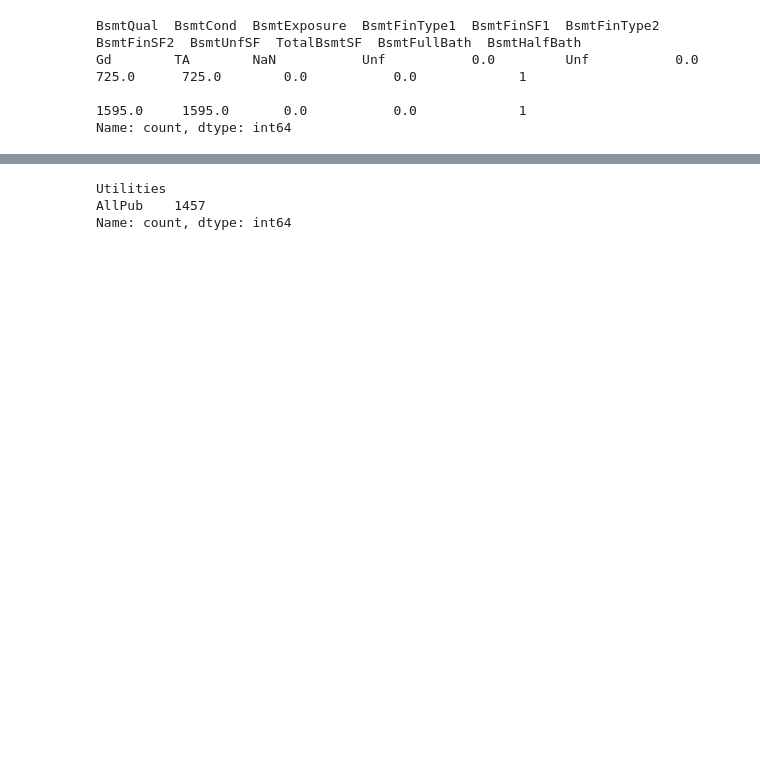
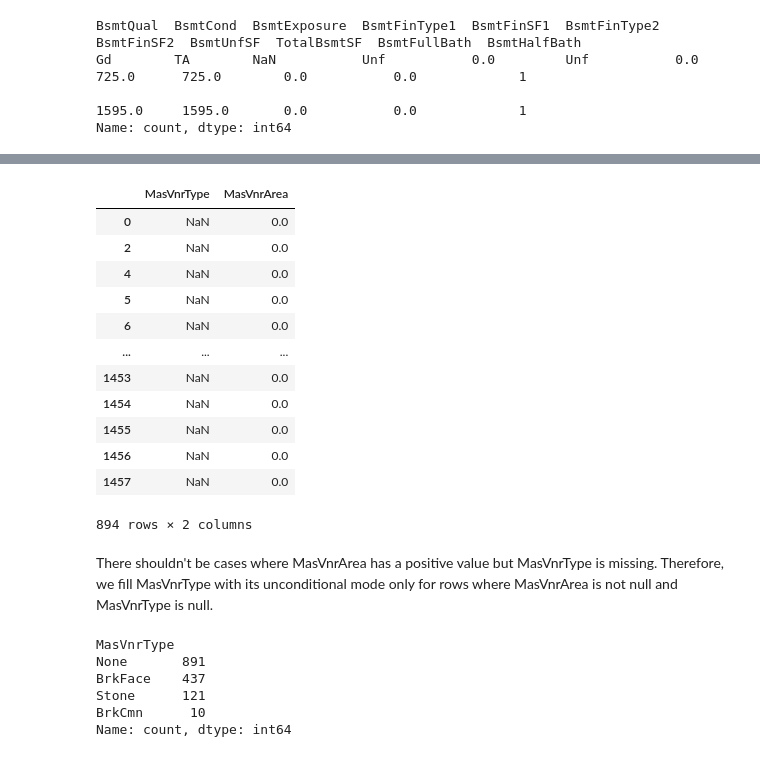
Before and after one commit to jaairomacedo/HousePrices, a Jupyter notebook: Coding/Code_1 - Clean_data.ipynb, the cells around one changed output, grey strips where cells are left out. Cells and saved outputs as stored; diff of their text form; code cells hidden in the pictures; blank space fills up the shorter version.

```diff
--- a/Coding/Code_1 - Clean_data.ipynb
+++ b/Coding/Code_1 - Clean_data.ipynb
@@ -783,3 +444,0 @@ df_test.BsmtQual.mode()[0]
-# %%
-# Replacing missing values with "No" (the most frequent value)
-df_test.loc[(df_test.BsmtQual.isnull()) & (df_test.BsmtCond.notnull()),'BsmtQual'] = df_test.BsmtQual.mode()[0]
@@ -785,0 +672,5 @@ df_test.loc[(df_test.BsmtQual.isnull()) & (df_test.BsmtCond.notnull()),'BsmtQual
+# %%
+# Missing values in LotFrontage are likely due to data recording issues, not absence of frontage
+# Imputing missing values using the mean LotFrontage grouped by LotConfig (preserves contextual variation)
+df_test['LotFrontage'] = df_test['LotFrontage'].fillna(
+    df_test.groupby('LotConfig')['LotFrontage'].transform('mean'))
@@ -786,3 +1022,13 @@ df_test.loc[(df_test.BsmtQual.isnull()) & (df_test.BsmtCond.notnull()),'BsmtQual
+# %%
+# Compute the mode for each group
+groupwise_mode = df_test.groupby(['BsmtCond', 'BsmtExposure', 'BsmtFinType1', 'BsmtFinType2'])['BsmtQual']\
+                        .transform(lambda x: pd.Series.mode(x)[0])
+
+# Create a mask for rows where BsmtQual is missing but BsmtCond is present
+mask = (df_test['BsmtQual'].isnull()) & (df_test['BsmtCond'].notnull())
+
+# Fill only those values
+df_test.loc[mask, 'BsmtQual'] = groupwise_mode[mask]
 # %%
 df_test.iloc[757:759,30:40]
 # %% [output]
@@ -874,2 +1090,0 @@ df_test.MSZoning.mode()[0]
-# %%
-df_test.loc[df_test.MSZoning.isnull(),'MSZoning'] = df_test.MSZoning.mode()[0]
@@ -875,0 +1100,19 @@ df_test.loc[df_test.MSZoning.isnull(),'MSZoning'] = df_test.MSZoning.mode()[0]
+# %%
+# Filtering the dataset
+df_test.loc[df_test.MasVnrType.isnull(),['MasVnrType','MasVnrArea']]
+# %% [output]
+|  | MasVnrType | MasVnrArea |
+| 0 | NaN | 0.0 |
+| 2 | NaN | 0.0 |
+| 4 | NaN | 0.0 |
+| 5 | NaN | 0.0 |
+| 6 | NaN | 0.0 |
+| ... | ... | ... |
+| 1453 | NaN | 0.0 |
+| 1454 | NaN | 0.0 |
+| 1455 | NaN | 0.0 |
+| 1456 | NaN | 0.0 |
+| 1457 | NaN | 0.0 |
+894 rows × 2 columns
+# %% [markdown]
+There shouldn't be cases where MasVnrArea has a positive value but MasVnrType is missing. Therefore, we fill MasVnrType with its unconditional mode only for rows where MasVnrArea is not null and MasVnrType is null.
@@ -876,6 +1128,9 @@ df_test.loc[df_test.MSZoning.isnull(),'MSZoning'] = df_test.MSZoning.mode()[0]
 # %%
-df_test.Utilities.value_counts()
+df_test['MasVnrType'].value_counts(dropna=False)
 # %% [output]
-Utilities
-AllPub    1457
+MasVnrType
+None       891
+BrkFace    437
+Stone      121
+BrkCmn      10
 Name: count, dtype: int64
```
Also changed, not shown: parts of 161 cells of this notebook, 2 other files.
